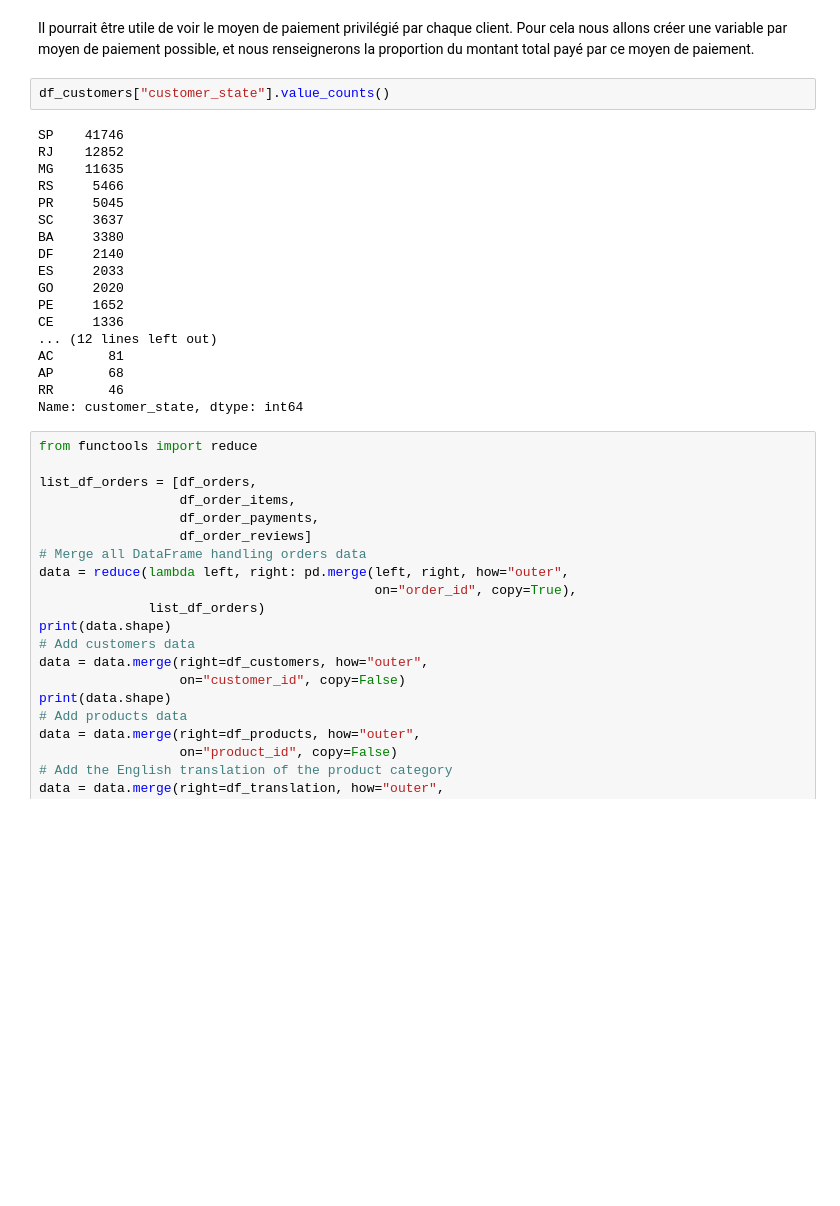
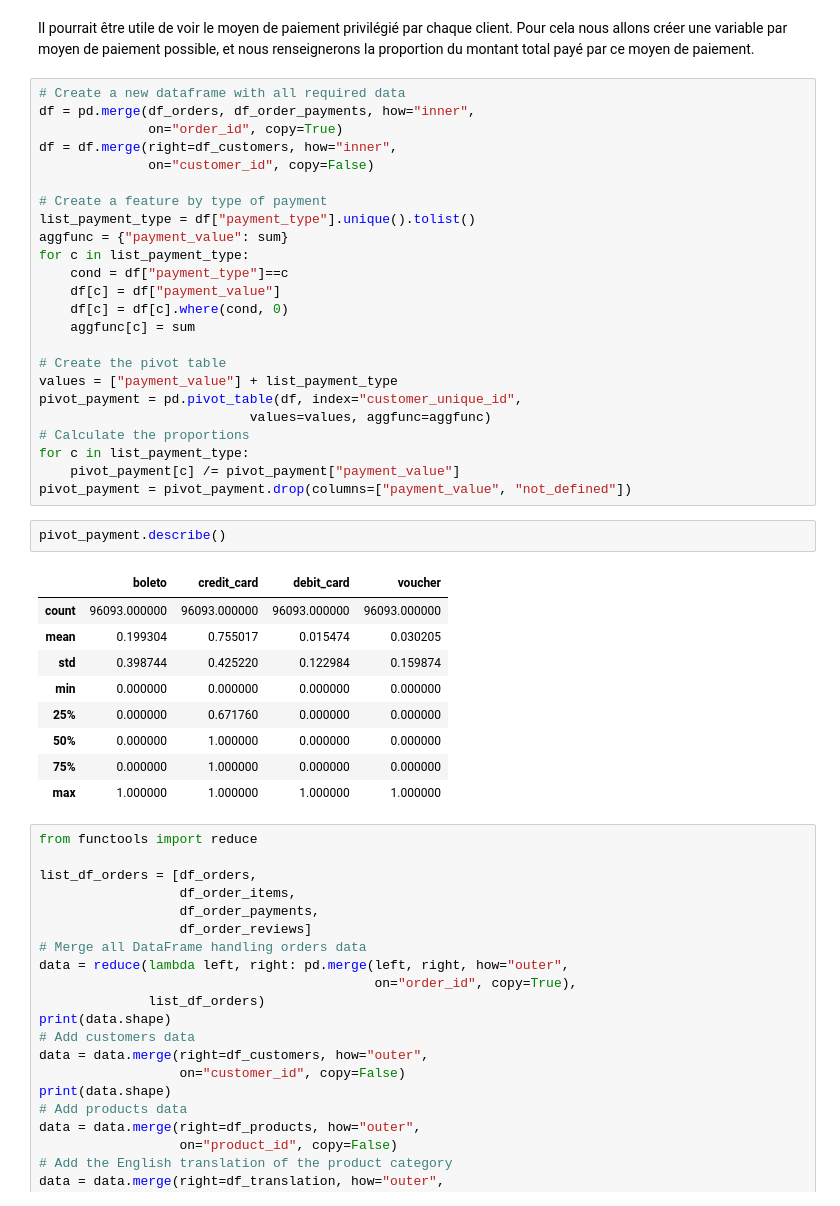
Before and after one commit to Pierre-Eloi/OC_DS_Project5, a Jupyter notebook: Project5_Data_Wrangling.ipynb, the cells around one changed output. Cells and saved outputs as stored; diff of their text form; blank space fills up the shorter version.

Commit message:
A feature has been created for each type of payment.

```diff
--- a/Project5_Data_Wrangling.ipynb
+++ b/Project5_Data_Wrangling.ipynb
@@ -377,26 +377,42 @@ pivot_reviews.describe()
 ### Moyens de paiement
 # %% [markdown]
 Il pourrait être utile de voir le moyen de paiement privilégié par chaque client. Pour cela nous allons créer une variable par moyen de paiement possible, et nous renseignerons la proportion du montant total payé par ce moyen de paiement.
-# %%
-df_customers["customer_state"].value_counts()
-# %% [output]
-SP    41746
-RJ    12852
-MG    11635
-RS     5466
-PR     5045
-SC     3637
-BA     3380
-DF     2140
-ES     2033
-GO     2020
-PE     1652
-CE     1336
-... (12 lines left out)
-AC       81
-AP       68
-RR       46
-Name: customer_state, dtype: int64
+# %%
+# Create a new dataframe with all required data
+df = pd.merge(df_orders, df_order_payments, how="inner",
+              on="order_id", copy=True)
+df = df.merge(right=df_customers, how="inner",
+              on="customer_id", copy=False)
+
+# Create a feature by type of payment
+list_payment_type = df["payment_type"].unique().tolist()
+aggfunc = {"payment_value": sum}
+for c in list_payment_type:
+    cond = df["payment_type"]==c
+    df[c] = df["payment_value"]
+    df[c] = df[c].where(cond, 0)
+    aggfunc[c] = sum
+
+# Create the pivot table
+values = ["payment_value"] + list_payment_type
+pivot_payment = pd.pivot_table(df, index="customer_unique_id",
+                           values=values, aggfunc=aggfunc)
+# Calculate the proportions
+for c in list_payment_type:
+    pivot_payment[c] /= pivot_payment["payment_value"]
+pivot_payment = pivot_payment.drop(columns=["payment_value", "not_defined"])
+# %%
+pivot_payment.describe()
+# %% [output]
+|  | boleto | credit_card | debit_card | voucher |
+| count | 96093.000000 | 96093.000000 | 96093.000000 | 96093.000000 |
+| mean | 0.199304 | 0.755017 | 0.015474 | 0.030205 |
+| std | 0.398744 | 0.425220 | 0.122984 | 0.159874 |
+| min | 0.000000 | 0.000000 | 0.000000 | 0.000000 |
+| 25% | 0.000000 | 0.671760 | 0.000000 | 0.000000 |
+| 50% | 0.000000 | 1.000000 | 0.000000 | 0.000000 |
+| 75% | 0.000000 | 1.000000 | 0.000000 | 0.000000 |
+| max | 1.000000 | 1.000000 | 1.000000 | 1.000000 |
 # %%
 from functools import reduce
 
```
Also changed, not shown: parts of 6 cells of this notebook.
